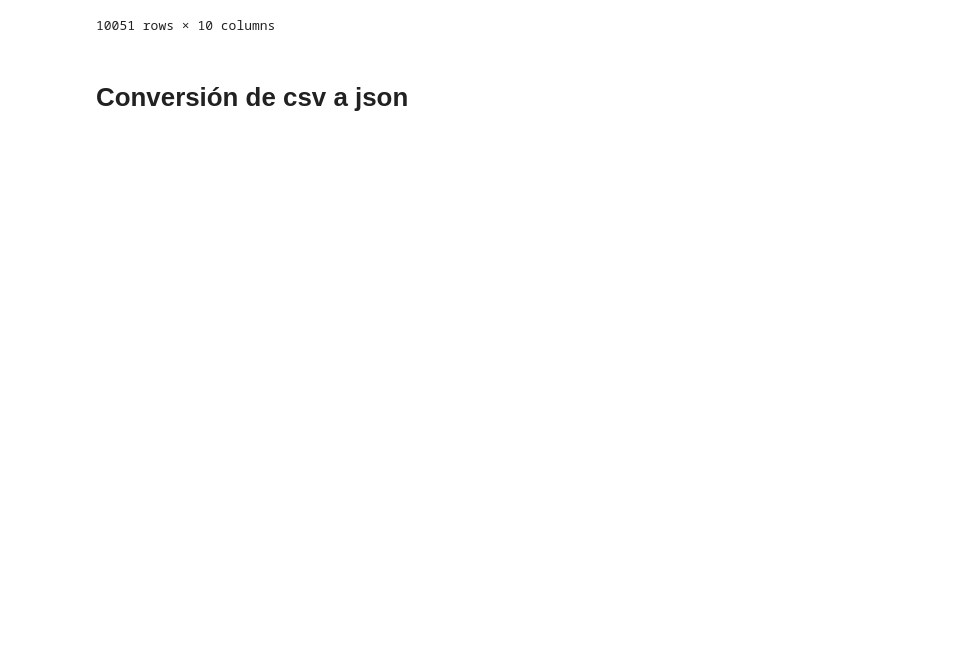
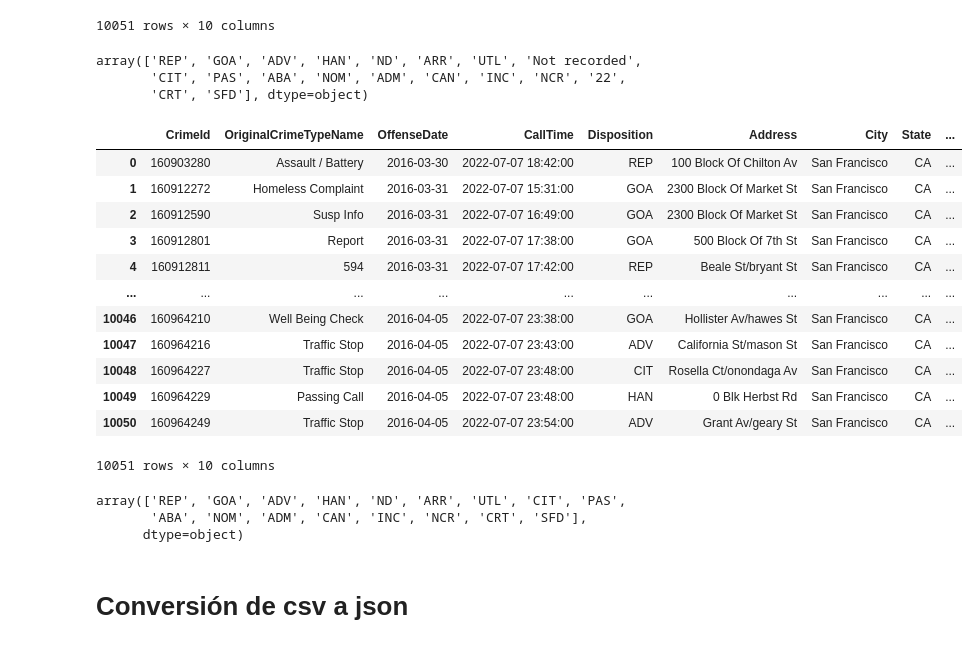
Before and after one commit to bsponce1/laboratorio2U2, a Jupyter notebook: [NRC_6292]_BryanPonce_La21Unidad2.ipynb, the cells around one changed output. Saved outputs shown, nothing was run; the diff lists cells and outputs as text; code cells hidden in the pictures; blank space fills up the shorter version.

Commit message:
Correcion de diposition de valores categoricos

```diff
--- a/[NRC_6292]_BryanPonce_La21Unidad2.ipynb
+++ b/[NRC_6292]_BryanPonce_La21Unidad2.ipynb
@@ -162,6 +157,41 @@ df.drop_duplicates(['CrimeId'],keep='last')
 | 10049 | 160964229 | Passing Call | 2016-04-05 | 2022-07-07 23:48:00 | Not recorded | 0 Blk Herbst Rd | San Francisco | CA | ... |
 | 10050 | 160964249 | Traffic Stop | 2016-04-05 | 2022-07-07 23:54:00 | ADV | Grant Av/geary St | San Francisco | CA | ... |
 10051 rows × 10 columns
+# %%
+'''Verificacion de valores unicos'''
+df['Disposition'].unique()
+# %% [output]
+array(['REP', 'GOA', 'ADV', 'HAN', 'ND', 'ARR', 'UTL', 'Not recorded',
+       'CIT', 'PAS', 'ABA', 'NOM', 'ADM', 'CAN', 'INC', 'NCR', '22',
+       'CRT', 'SFD'], dtype=object)
+# %%
+'''Correccion de valores unicos mediante la moda'''
+moda = df['Disposition'].mode()
+'''Se remplaza el dato 22 por la moda de la columna'''
+df['Disposition'] = df['Disposition'].replace('22',moda[0])
+'''Se remplaza el dato Not por la moda de la columna'''
+df['Disposition'] = df['Disposition'].replace('Not recorded',moda[0])
+# %% [output]
+|  | CrimeId | OriginalCrimeTypeName | OffenseDate | CallTime | Disposition | Address | City | State | ... |
+| 0 | 160903280 | Assault / Battery | 2016-03-30 | 2022-07-07 18:42:00 | REP | 100 Block Of Chilton Av | San Francisco | CA | ... |
+| 1 | 160912272 | Homeless Complaint | 2016-03-31 | 2022-07-07 15:31:00 | GOA | 2300 Block Of Market St | San Francisco | CA | ... |
+| 2 | 160912590 | Susp Info | 2016-03-31 | 2022-07-07 16:49:00 | GOA | 2300 Block Of Market St | San Francisco | CA | ... |
+| 3 | 160912801 | Report | 2016-03-31 | 2022-07-07 17:38:00 | GOA | 500 Block Of 7th St | San Francisco | CA | ... |
+| 4 | 160912811 | 594 | 2016-03-31 | 2022-07-07 17:42:00 | REP | Beale St/bryant St | San Francisco | CA | ... |
+| ... | ... | ... | ... | ... | ... | ... | ... | ... | ... |
+| 10046 | 160964210 | Well Being Check | 2016-04-05 | 2022-07-07 23:38:00 | GOA | Hollister Av/hawes St | San Francisco | CA | ... |
+| 10047 | 160964216 | Traffic Stop | 2016-04-05 | 2022-07-07 23:43:00 | ADV | California St/mason St | San Francisco | CA | ... |
+| 10048 | 160964227 | Traffic Stop | 2016-04-05 | 2022-07-07 23:48:00 | CIT | Rosella Ct/onondaga Av | San Francisco | CA | ... |
+| 10049 | 160964229 | Passing Call | 2016-04-05 | 2022-07-07 23:48:00 | HAN | 0 Blk Herbst Rd | San Francisco | CA | ... |
+| 10050 | 160964249 | Traffic Stop | 2016-04-05 | 2022-07-07 23:54:00 | ADV | Grant Av/geary St | San Francisco | CA | ... |
+10051 rows × 10 columns
+# %%
+'''Verificacion del cambio en dataset'''
+df['Disposition'].unique()
+# %% [output]
+array(['REP', 'GOA', 'ADV', 'HAN', 'ND', 'ARR', 'UTL', 'CIT', 'PAS',
+       'ABA', 'NOM', 'ADM', 'CAN', 'INC', 'NCR', 'CRT', 'SFD'],
+      dtype=object)
 # %% [markdown]
 # Conversión de csv a json
 # %%
```
Also changed, not shown: parts of 13 cells of this notebook, 1 other file.
